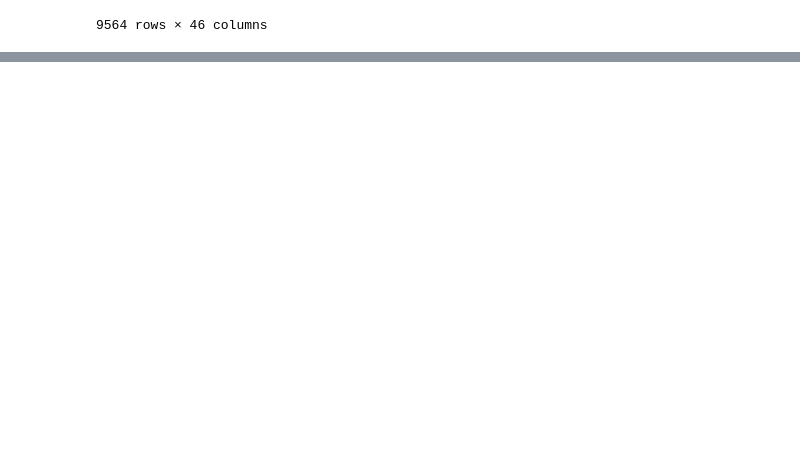
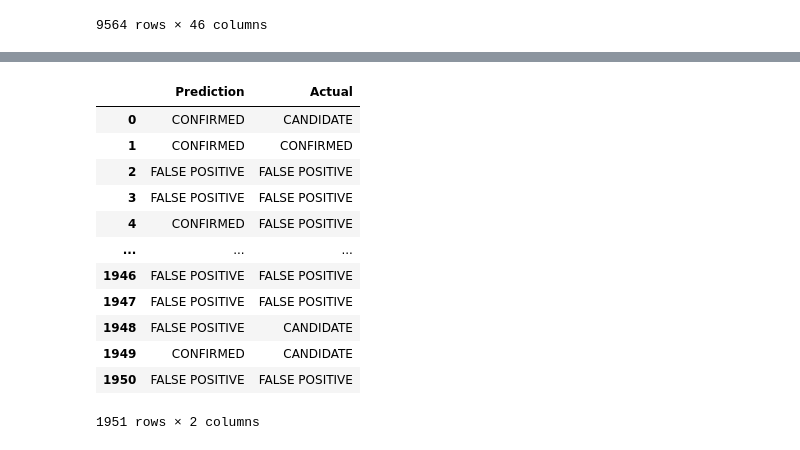
Before and after one commit to osie78/machine-learning-challenge, a Jupyter notebook: model1.ipynb, the cells around one changed output, grey strips where cells are left out. Cells and saved outputs as stored; diff of their text form; code cells hidden in the pictures; blank space fills up the shorter version.

```diff
--- a/model1.ipynb
+++ b/model1.ipynb
@@ -97,4 +103,4 @@ MinMaxScaler()
 # %%
-# from sklearn.linear_model import LogisticRegression
-# classifier = LogisticRegression()
-# classifier
+from sklearn.linear_model import LogisticRegression
+classifier = LogisticRegression(max_iter=10000)
+classifier
@@ -102,0 +109,10 @@ MinMaxScaler()
+# %%
+from sklearn.preprocessing import StandardScaler
+
+# Create a MinMax model and fit it to the training data
+
+X_scaler = MinMaxScaler().fit(X)
+X_train_scaled = X_scaler.transform(X_train)
+X_test_scaled = X_scaler.transform(X_test)
+# %%
+classifier.fit(X_train_scaled, y_train)
@@ -102,0 +127,4 @@ MinMaxScaler()
+# %%
+predictions = classifier.predict(X_test_scaled)
+print(f"First 10 Predictions:   {predictions[:10]}")
+print(f"First 10 Actual labels: {y_test[:10].tolist()}")
@@ -102,0 +136,17 @@ MinMaxScaler()
+# %%
+first_pass = pd.DataFrame({"Prediction": predictions, "Actual": y_test}).reset_index(drop=True)
+first_pass
+# %% [output]
+|  | Prediction | Actual |
+| 0 | CONFIRMED | CANDIDATE |
+| 1 | CONFIRMED | CONFIRMED |
+| 2 | FALSE POSITIVE | FALSE POSITIVE |
+| 3 | FALSE POSITIVE | FALSE POSITIVE |
+| 4 | CONFIRMED | FALSE POSITIVE |
+| ... | ... | ... |
+| 1946 | FALSE POSITIVE | FALSE POSITIVE |
+| 1947 | FALSE POSITIVE | FALSE POSITIVE |
+| 1948 | FALSE POSITIVE | CANDIDATE |
+| 1949 | CONFIRMED | CANDIDATE |
+| 1950 | FALSE POSITIVE | FALSE POSITIVE |
+1951 rows × 2 columns
```
Also changed, not shown: parts of 19 cells of this notebook.
